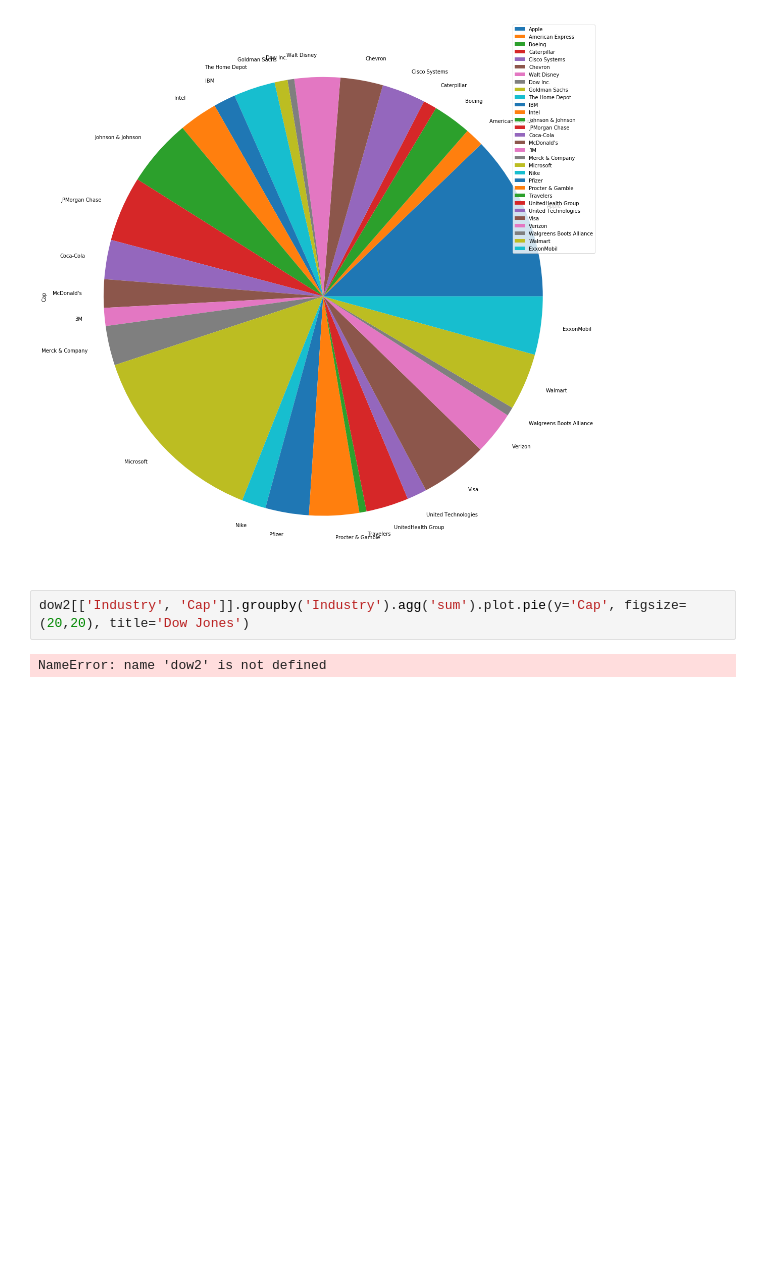
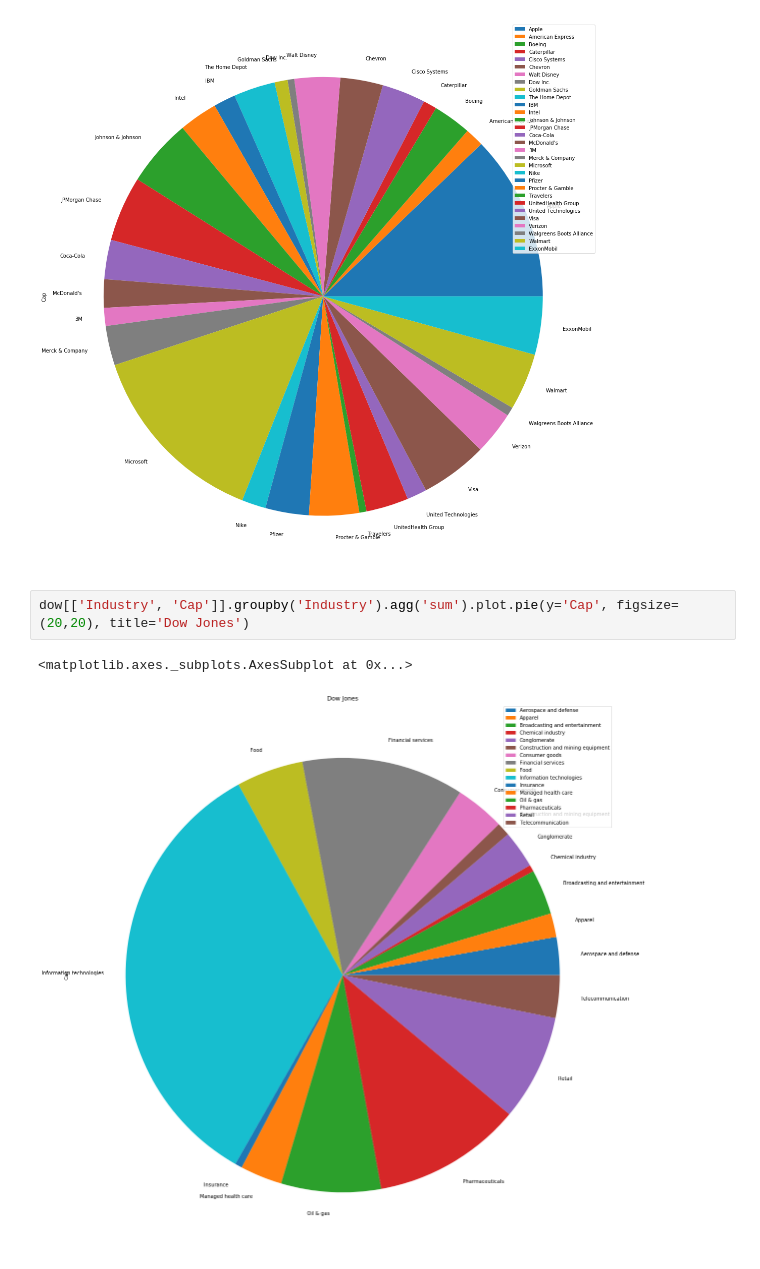
Before and after one commit to RNogales94/DowJones-Analysis, a Jupyter notebook: Dow Jones.ipynb, the cells around one changed output. Cells and saved outputs as stored; diff of their text form; blank space fills up the shorter version.

```diff
--- a/Dow Jones.ipynb
+++ b/Dow Jones.ipynb
@@ -198,6 +198,7 @@ dow.plot.pie(y='Cap', figsize=(20,20))
 <matplotlib.axes._subplots.AxesSubplot at 0x...>
 [figure]
 # %%
-dow2[['Industry', 'Cap']].groupby('Industry').agg('sum').plot.pie(y='Cap', figsize=(20,20), title='Dow Jones')
+dow[['Industry', 'Cap']].groupby('Industry').agg('sum').plot.pie(y='Cap', figsize=(20,20), title='Dow Jones')
 # %% [output]
-NameError: name 'dow2' is not defined
+<matplotlib.axes._subplots.AxesSubplot at 0x...>
+[figure, added]
```
Also changed, not shown: parts of 2 cells of this notebook.
